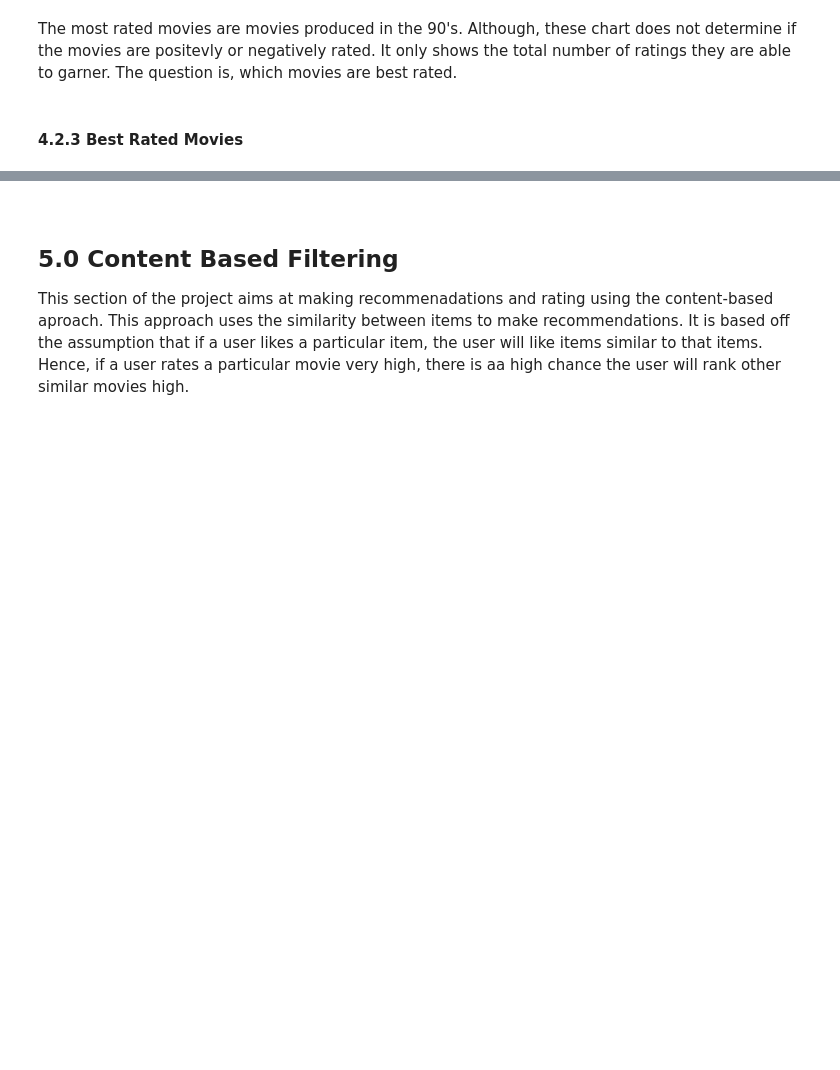
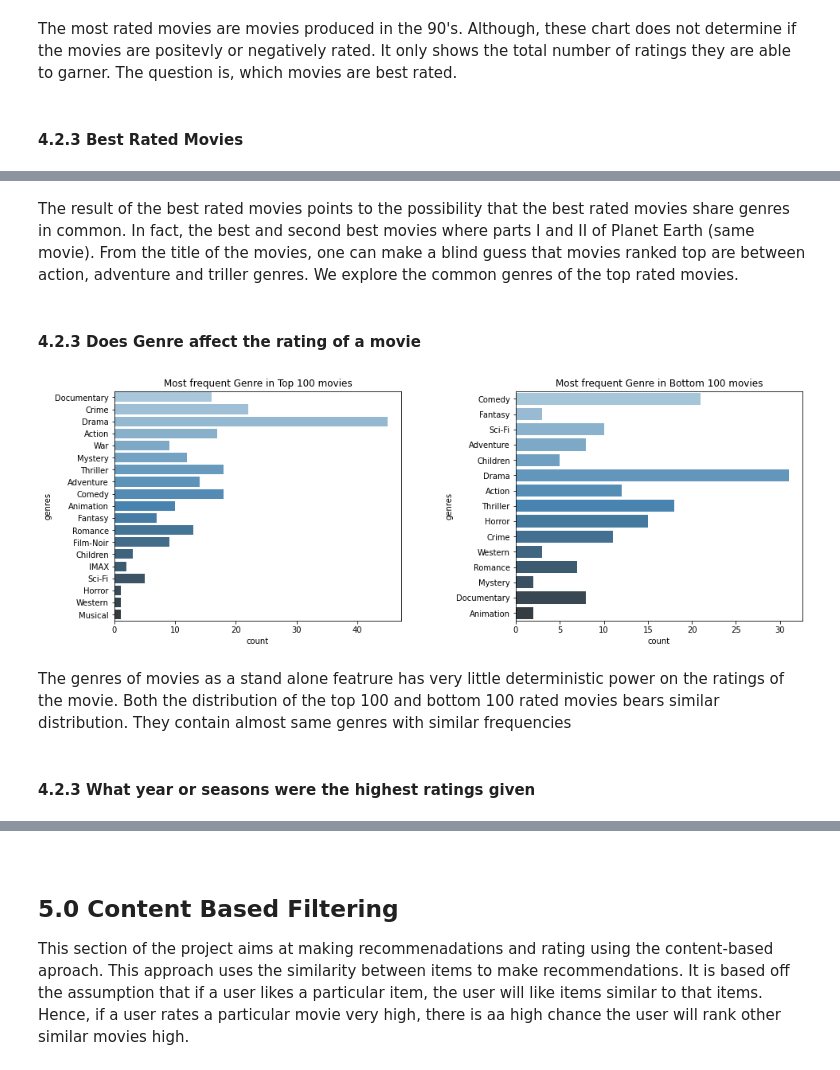
Before and after one commit to chidike10/Movie-Recommender-TeamZF3, a Jupyter notebook: Recommendation_TeamZF3.ipynb, the cells around one changed output, grey strips where cells are left out. Drawn from its saved outputs; the diff is of its cells as text; code cells hidden in the pictures; blank space fills up the shorter version.

```diff
--- a/Recommendation_TeamZF3.ipynb
+++ b/Recommendation_TeamZF3.ipynb
@@ -163,0 +174,38 @@ plt.show()
+# %% [markdown]
+The result of the best rated movies points to the possibility that the best rated movies share genres in common. In fact, the best and second best movies where parts I and II of Planet Earth (same movie). From the title of the movies, one can make a blind guess that movies ranked top are between action, adventure and triller genres. We explore the common genres of the top rated movies.
+# %% [markdown]
+#### 4.2.3 Does Genre affect the rating of a movie
+# %%
+# checking the most popular genres in the top n movies with highest average rating
+# Distribution of words per Class
+fig, ax = plt.subplots(1,2, figsize=(15,5))
+
+all_genres = []
+data = most_popular(0, 100)
+genres = [df_movies[df_movies['movieId'] == movieId]['genres'].iloc[0] for movieId in data.index]
+genres = [all_genres.extend(x.split("|")) for x in genres if x != '(no genres listed)']
+genres = pd.DataFrame({"genres":all_genres})
+sns.countplot(y='genres', data=genres, palette='Blues_d', ax=ax[0])
+ax[0].set_title("Most frequent Genre in Top 100 movies")
+
+all_genres = []
+data =  df_rating.groupby('movieId')['rating'].mean().sort_values()[0:100]
+genres = [df_movies[df_movies['movieId'] == movieId]['genres'].iloc[0] for movieId in data.index]
+genres = [all_genres.extend(x.split("|")) for x in genres if x != '(no genres listed)']
+genres = pd.DataFrame({"genres":all_genres})
+sns.countplot(y='genres', data=genres, palette='Blues_d', ax=ax[1])
+ax[1].set_title("Most frequent Genre in Bottom 100 movies")
+
+plt.subplots_adjust(left=0.1,
+                bottom=0.1,
+                right=0.9,
+                top=0.9,
+                wspace=0.4,
+                hspace=0.4)
+plt.show()
+# %% [output]
+[figure, added]
+# %% [markdown]
+The genres of movies as a stand alone featrure has very little deterministic power on the ratings of the movie. Both the distribution of the top 100 and bottom 100 rated movies bears similar distribution. They contain almost same genres with similar frequencies
+# %% [markdown]
+#### 4.2.3 What year or seasons were the highest ratings given
```
Also changed, not shown: parts of 19 cells of this notebook.
